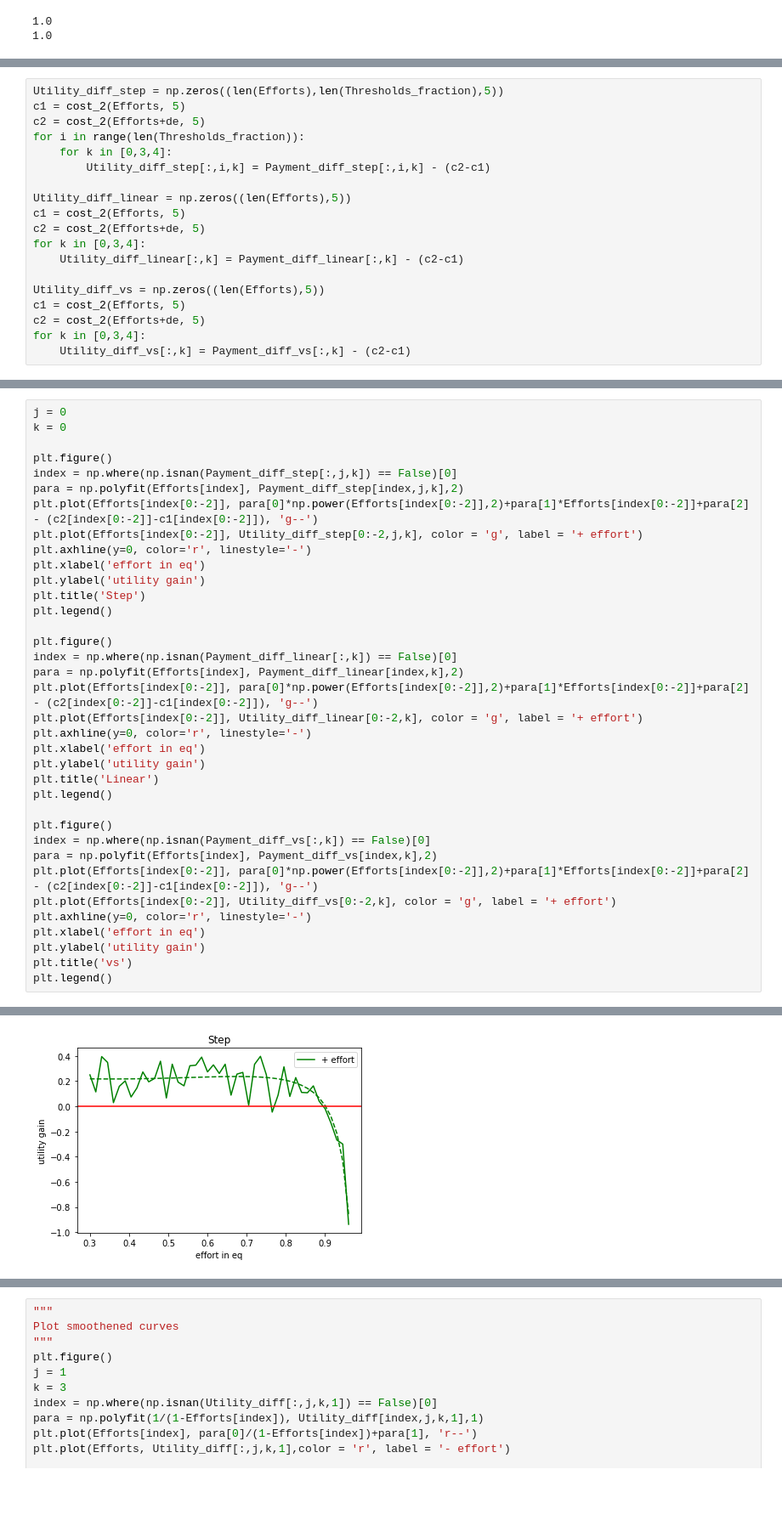
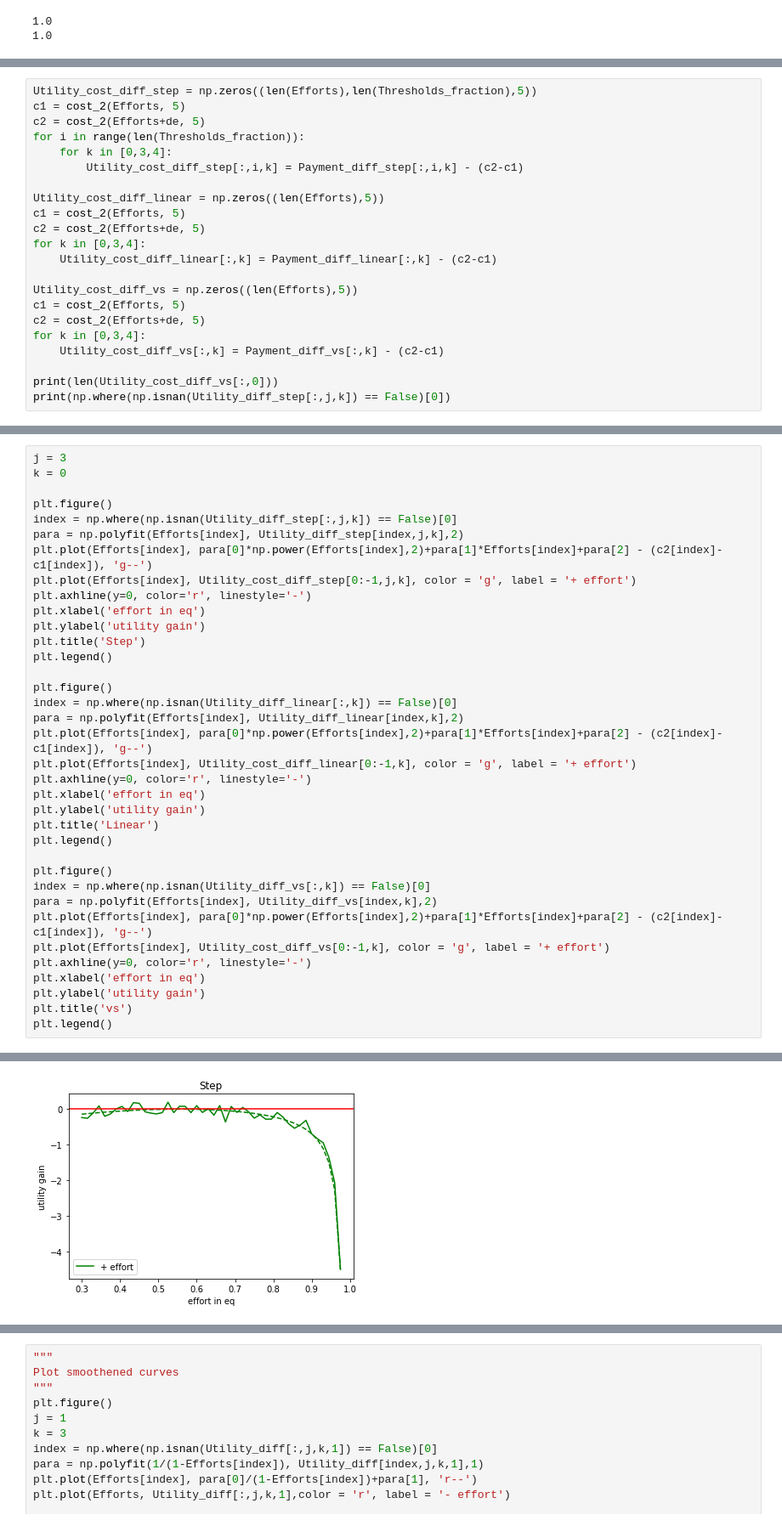
Before and after one commit to yichiz97/High-Effort-Crowds, a Jupyter notebook: Payment_efficiency/Exps_threshold_final.ipynb, the cells around one changed output, grey strips where cells are left out. Shown at 85% size. Drawn from its saved outputs; the diff is of its cells as text; blank space fills up the shorter version.

```diff
--- a/Payment_efficiency/Exps_threshold_final.ipynb
+++ b/Payment_efficiency/Exps_threshold_final.ipynb
@@ -527,19 +759,22 @@ for h, eff in enumerate(Efforts):
 # %%
-Utility_diff_step = np.zeros((len(Efforts),len(Thresholds_fraction),5))
+Utility_cost_diff_step = np.zeros((len(Efforts),len(Thresholds_fraction),5))
 c1 = cost_2(Efforts, 5)
 c2 = cost_2(Efforts+de, 5)
 for i in range(len(Thresholds_fraction)):
     for k in [0,3,4]:
-        Utility_diff_step[:,i,k] = Payment_diff_step[:,i,k] - (c2-c1)
+        Utility_cost_diff_step[:,i,k] = Payment_diff_step[:,i,k] - (c2-c1)
 
-Utility_diff_linear = np.zeros((len(Efforts),5))
+Utility_cost_diff_linear = np.zeros((len(Efforts),5))
 c1 = cost_2(Efforts, 5)
 c2 = cost_2(Efforts+de, 5)
 for k in [0,3,4]:
-    Utility_diff_linear[:,k] = Payment_diff_linear[:,k] - (c2-c1)
+    Utility_cost_diff_linear[:,k] = Payment_diff_linear[:,k] - (c2-c1)
 
-Utility_diff_vs = np.zeros((len(Efforts),5))
+Utility_cost_diff_vs = np.zeros((len(Efforts),5))
 c1 = cost_2(Efforts, 5)
 c2 = cost_2(Efforts+de, 5)
 for k in [0,3,4]:
-    Utility_diff_vs[:,k] = Payment_diff_vs[:,k] - (c2-c1)
+    Utility_cost_diff_vs[:,k] = Payment_diff_vs[:,k] - (c2-c1)
+
+print(len(Utility_cost_diff_vs[:,0]))
+print(np.where(np.isnan(Utility_diff_step[:,j,k]) == False)[0])
@@ -546,39 +785,39 @@ for k in [0,3,4]:
 # %%
-j = 0
+j = 3
 k = 0
 
 plt.figure()
-index = np.where(np.isnan(Payment_diff_step[:,j,k]) == False)[0]
-para = np.polyfit(Efforts[index], Payment_diff_step[index,j,k],2)
-plt.plot(Efforts[index[0:-2]], para[0]*np.power(Efforts[index[0:-2]],2)+para[1]*Efforts[index[0:-2]]+para[2] - (c2[index[0:-2]]-c1[index[0:-2]]), 'g--')
-plt.plot(Efforts[index[0:-2]], Utility_diff_step[0:-2,j,k], color = 'g', label = '+ effort')
+index = np.where(np.isnan(Utility_diff_step[:,j,k]) == False)[0]
+para = np.polyfit(Efforts[index], Utility_diff_step[index,j,k],2)
+plt.plot(Efforts[index], para[0]*np.power(Efforts[index],2)+para[1]*Efforts[index]+para[2] - (c2[index]-c1[index]), 'g--')
+plt.plot(Efforts[index], Utility_cost_diff_step[0:-1,j,k], color = 'g', label = '+ effort')
 plt.axhline(y=0, color='r', linestyle='-')
 plt.xlabel('effort in eq')
 plt.ylabel('utility gain')
 plt.title('Step')
 plt.legend()
 
 plt.figure()
-index = np.where(np.isnan(Payment_diff_linear[:,k]) == False)[0]
-para = np.polyfit(Efforts[index], Payment_diff_linear[index,k],2)
-plt.plot(Efforts[index[0:-2]], para[0]*np.power(Efforts[index[0:-2]],2)+para[1]*Efforts[index[0:-2]]+para[2] - (c2[index[0:-2]]-c1[index[0:-2]]), 'g--')
-plt.plot(Efforts[index[0:-2]], Utility_diff_linear[0:-2,k], color = 'g', label = '+ effort')
+index = np.where(np.isnan(Utility_diff_linear[:,k]) == False)[0]
+para = np.polyfit(Efforts[index], Utility_diff_linear[index,k],2)
+plt.plot(Efforts[index], para[0]*np.power(Efforts[index],2)+para[1]*Efforts[index]+para[2] - (c2[index]-c1[index]), 'g--')
+plt.plot(Efforts[index], Utility_cost_diff_linear[0:-1,k], color = 'g', label = '+ effort')
 plt.axhline(y=0, color='r', linestyle='-')
 plt.xlabel('effort in eq')
 plt.ylabel('utility gain')
 plt.title('Linear')
 plt.legend()
 
 plt.figure()
-index = np.where(np.isnan(Payment_diff_vs[:,k]) == False)[0]
-para = np.polyfit(Efforts[index], Payment_diff_vs[index,k],2)
-plt.plot(Efforts[index[0:-2]], para[0]*np.power(Efforts[index[0:-2]],2)+para[1]*Efforts[index[0:-2]]+para[2] - (c2[index[0:-2]]-c1[index[0:-2]]), 'g--')
-plt.plot(Efforts[index[0:-2]], Utility_diff_vs[0:-2,k], color = 'g', label = '+ effort')
+index = np.where(np.isnan(Utility_diff_vs[:,k]) == False)[0]
+para = np.polyfit(Efforts[index], Utility_diff_vs[index,k],2)
+plt.plot(Efforts[index], para[0]*np.power(Efforts[index],2)+para[1]*Efforts[index]+para[2] - (c2[index]-c1[index]), 'g--')
+plt.plot(Efforts[index], Utility_cost_diff_vs[0:-1,k], color = 'g', label = '+ effort')
 plt.axhline(y=0, color='r', linestyle='-')
 plt.xlabel('effort in eq')
 plt.ylabel('utility gain')
 plt.title('vs')
 plt.legend()
 # %% [output]
 <matplotlib.legend.Legend at 0x...>
-[figure, old version]
+[figure, new version]
```
Also changed, not shown: parts of 11 cells of this notebook.
